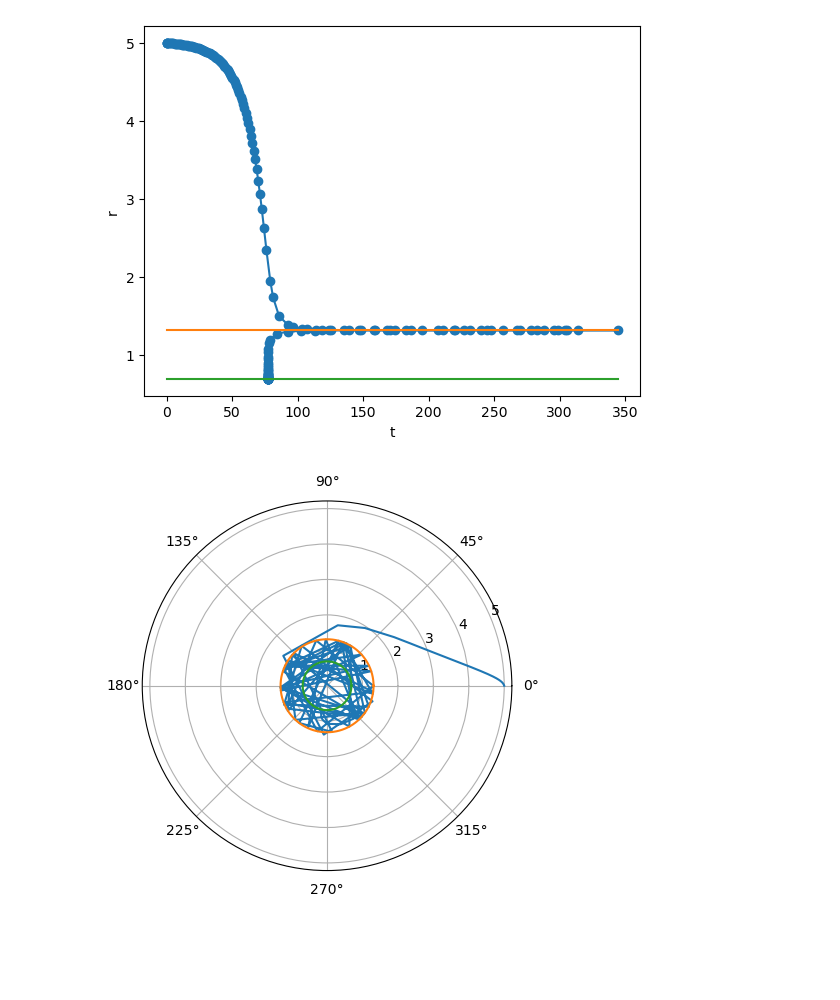
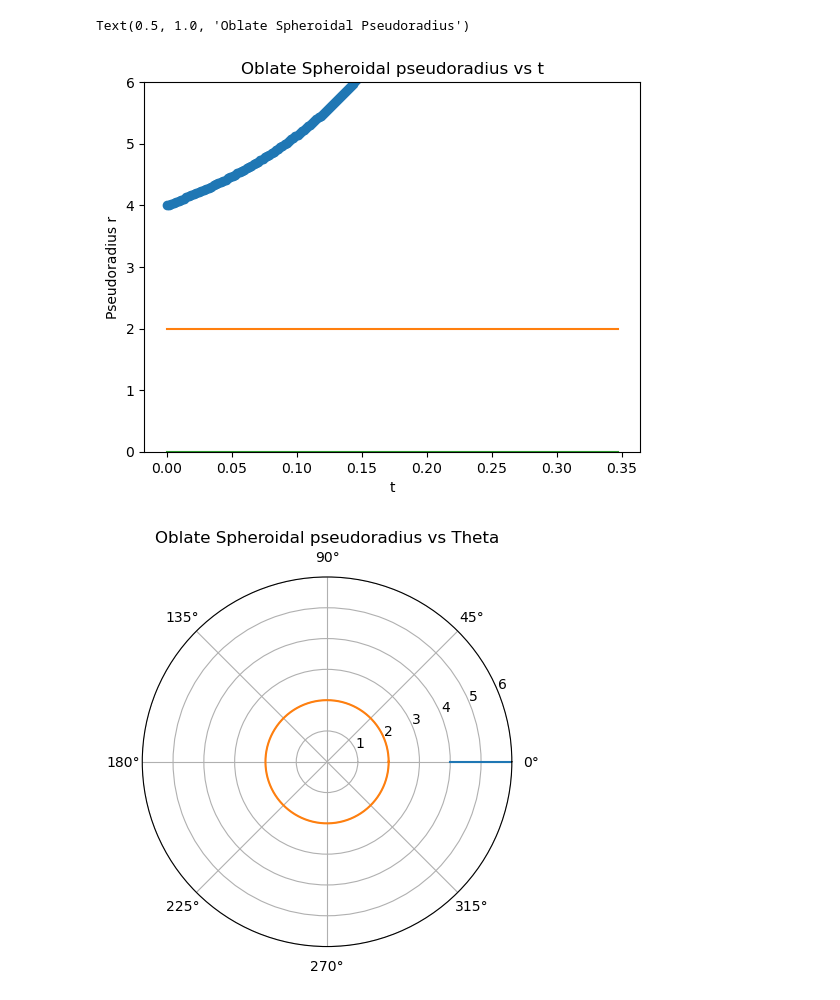
Before and after one commit to LordofDorknes/KerrSim, a Jupyter notebook: KerrLight.ipynb, the cells around one changed output. Drawn from its saved outputs; the diff is of its cells as text; code cells hidden in the pictures; blank space fills up the shorter version.

Commit message:
added plots with cartesian-defined radius

```diff
--- a/KerrLight.ipynb
+++ b/KerrLight.ipynb
@@ -2,7 +2,7 @@
 import textwrap as tw
 import numpy as np
 #black hole params
-a=0.95 #BH spin param
+a=0 #BH spin param
 M=1 #BH mass param
 s=2*M #BH schwartzchild radius
 r_h=(s+np.sqrt(s**2-4*a**2))/2
@@ -10,10 +10,10 @@ r_hi=(s-np.sqrt(s**2-4*a**2))/2
 
 #test particle
 m=0 #particle mass
-L=-3 #particle angular momentum
-E=5#particle total energy
-r_0=5 #initial radial pos
-r_0_prime=-0.01 #initial radial velocity
+L=0 #particle angular momentum
+E=0.1#particle total energy
+r_0=4 #initial radial pos
+r_0_prime=0 #initial radial velocity
 phi_0=0 #initial angular pos
 
 mdlSummary=tw.dedent(f"""
@@ -76,19 +76,21 @@ def EOM(t,y):
 
     rsq_dt=-a*(a*E-L)+(r**2+a**2)/(Delta(r))*P(r)
     rsq_dphi=L-a*E+a/(Delta(r))*P(r)
-    dr=rprime
+    #dr=rprime
+    dr=np.sign(1)*np.sqrt(R(r))
     dr_prime=1/Delta(r)*(rprime*(s+rprime*(s-r)))+2*rprime/r
 
     dx=np.array([rsq_dt/(r**2),rsq_dphi/(r**2),dr,dr_prime])
     return dx
 
 lambda0=0
+r_0_prime=np.sign(-1)*np.sqrt(R(r_0))
 y0=[0,phi_0,r_0,r_0_prime]
 
 lambda_max=100000
 
 #EOM(0,[0,0,2.2])
-RK=scipy.integrate.RK45(EOM,lambda0,y0,lambda_max,max_step=0.1)
+RK=scipy.integrate.RK45(EOM,lambda0,y0,lambda_max,max_step=0.01)
 # %%
 step_max=1000
 x=np.zeros((step_max,4))
@@ -107,33 +109,37 @@ x_trunc=x[0:reachedstep,:] #x without the trailing zero rows
 # %%
 tmin=np.min(x_trunc[:,0])
 tmax=np.max(x_trunc[:,0])
 
 plt.plot(x_trunc[:,0],x_trunc[:,2],'-o')
 plt.plot([tmin, tmax],[r_h,r_h])
 plt.plot([tmin, tmax],[r_hi,r_hi])
 plt.xlabel("t")
-plt.ylabel("r")
-
-
+plt.ylabel("Pseudoradius r")
+plt.title("Oblate Spheroidal pseudoradius vs t")
+plt.ylim([0,6])
 #polar plot
 fig2, ax2 = plt.subplots(subplot_kw={'projection':'polar'})
 
 #setup horizon plotting
 numpts=300
 th_hor=np.linspace(0,2*np.pi,num=numpts)
 ones_arr=np.ones((numpts))
 rh_arr=ones_arr*r_h
 rhi_arr=ones_arr*r_hi
 #plot trajecory
 ax2.plot(x_trunc[:,1],x_trunc[:,2])
 #plot horizon
 ax2.plot(th_hor,rh_arr)
 ax2.plot(th_hor,rhi_arr)
+plt.title("Oblate Spheroidal pseudoradius vs Theta")
+plt.ylim([0,6])
 
 plt.figure()
 plt.semilogy(x_trunc[:,0],x_trunc[:,2]-r_h,'-o')
 plt.xlabel("t")
-plt.ylabel("log(r-r_h)");
+plt.ylabel("log(r-r_h) log of diff of pseudoradius")
+plt.title("Oblate Spheroidal Pseudoradius")
 # %% [output]
+Text(0.5, 1.0, 'Oblate Spheroidal Pseudoradius')
-[figure, old version]
+[figure, new version]
-[figure, old version]
+[figure, new version]
```
Also changed, not shown: parts of 3 cells of this notebook, 2 other files.
